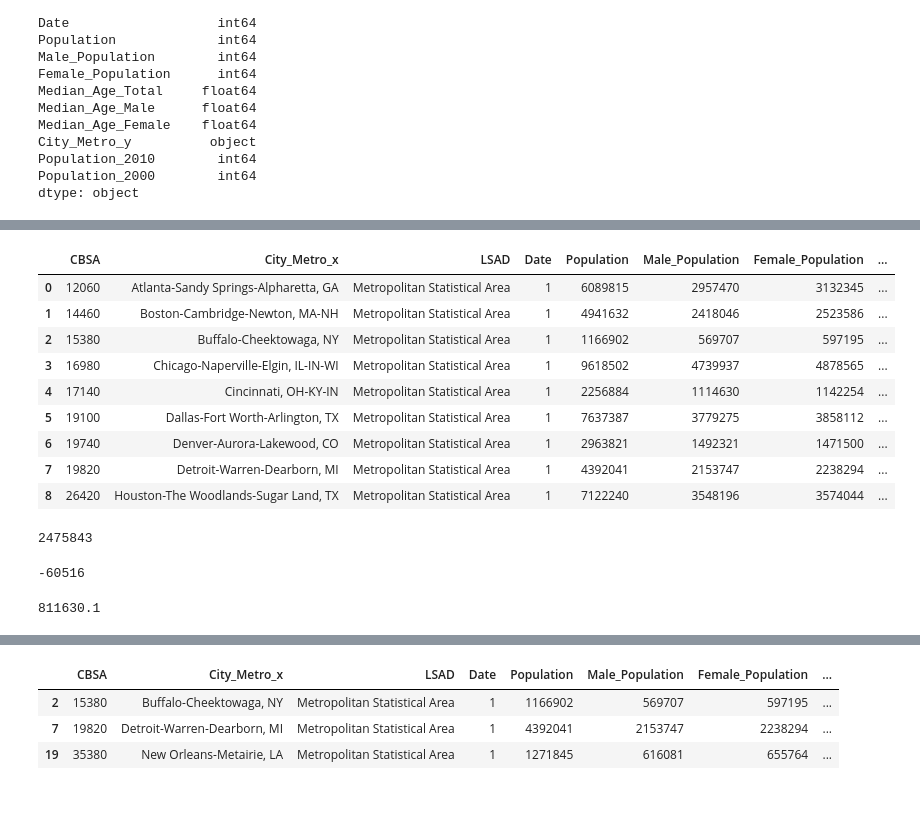
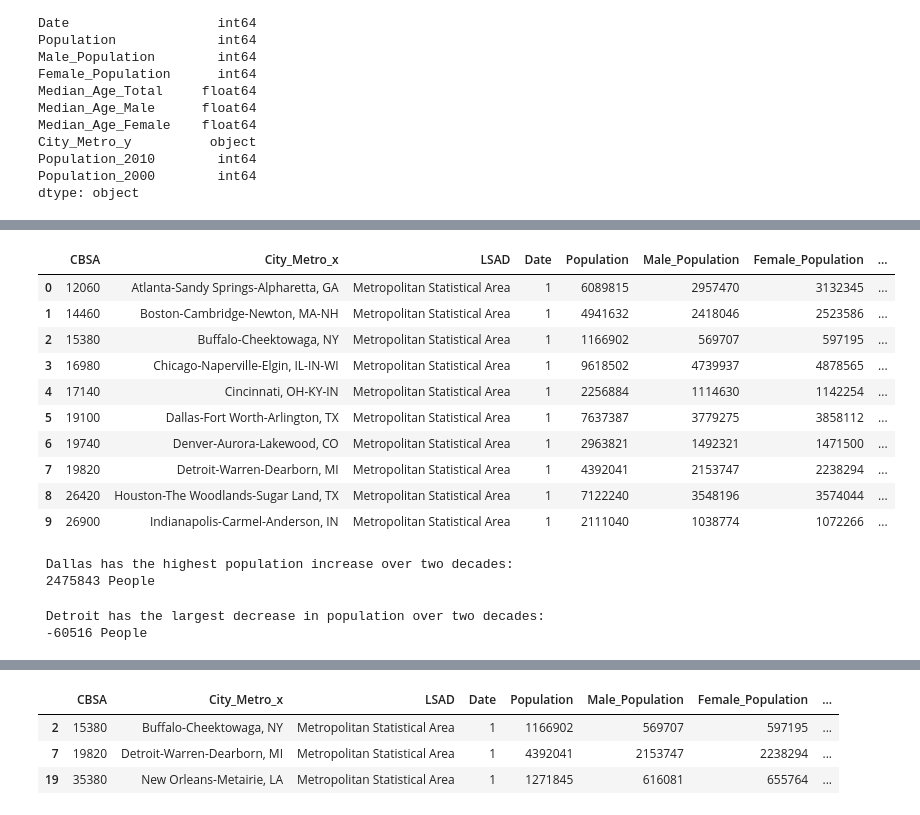
Before and after one commit to BerisDizdar/US_Population_And_GDP, a Jupyter notebook: Metro_Pop.ipynb, the cells around one changed output, grey strips where cells are left out. Cells and saved outputs as stored; diff of their text form; code cells hidden in the pictures.

```diff
--- a/Metro_Pop.ipynb
+++ b/Metro_Pop.ipynb
@@ -341,25 +343,26 @@ dtype: int64
 # %%
-Merged_Data.head(9)
+Merged_Data.head(10)
 # %% [output]
 |  | CBSA | City_Metro_x | LSAD | Date | Population | Male_Population | Female_Population | ... |
 | 0 | 12060 | Atlanta-Sandy Springs-Alpharetta, GA | Metropolitan Statistical Area | 1 | 6089815 | 2957470 | 3132345 | ... |
 | 1 | 14460 | Boston-Cambridge-Newton, MA-NH | Metropolitan Statistical Area | 1 | 4941632 | 2418046 | 2523586 | ... |
 | 2 | 15380 | Buffalo-Cheektowaga, NY | Metropolitan Statistical Area | 1 | 1166902 | 569707 | 597195 | ... |
 | 3 | 16980 | Chicago-Naperville-Elgin, IL-IN-WI | Metropolitan Statistical Area | 1 | 9618502 | 4739937 | 4878565 | ... |
 | 4 | 17140 | Cincinnati, OH-KY-IN | Metropolitan Statistical Area | 1 | 2256884 | 1114630 | 1142254 | ... |
 | 5 | 19100 | Dallas-Fort Worth-Arlington, TX | Metropolitan Statistical Area | 1 | 7637387 | 3779275 | 3858112 | ... |
 | 6 | 19740 | Denver-Aurora-Lakewood, CO | Metropolitan Statistical Area | 1 | 2963821 | 1492321 | 1471500 | ... |
 | 7 | 19820 | Detroit-Warren-Dearborn, MI | Metropolitan Statistical Area | 1 | 4392041 | 2153747 | 2238294 | ... |
 | 8 | 26420 | Houston-The Woodlands-Sugar Land, TX | Metropolitan Statistical Area | 1 | 7122240 | 3548196 | 3574044 | ... |
+| 9 | 26900 | Indianapolis-Carmel-Anderson, IN | Metropolitan Statistical Area | 1 | 2111040 | 1038774 | 1072266 | ... |
-# %%
-DifferenceInPop.max()
-# %% [output]
-2475843
-# %%
-DifferenceInPop.min()
-# %% [output]
--60516
-# %%
-DifferenceInPop.mean()
-# %% [output]
-811630.1
+# %%
+MaxPop_Increase = DifferenceInPop.max()
+print('\n Dallas has the highest population increase over two decades:\n', MaxPop_Increase, 'People')
+# %% [output]
+ Dallas has the highest population increase over two decades:
+ 2475843 People
+# %%
+MinPop_Decrease = DifferenceInPop.min()
+print('\n Detroit has the largest decrease in population over two decades:\n', MinPop_Decrease, 'People')
+# %% [output]
+ Detroit has the largest decrease in population over two decades:
+ -60516 People
```
Also changed, not shown: parts of 5 cells of this notebook.
